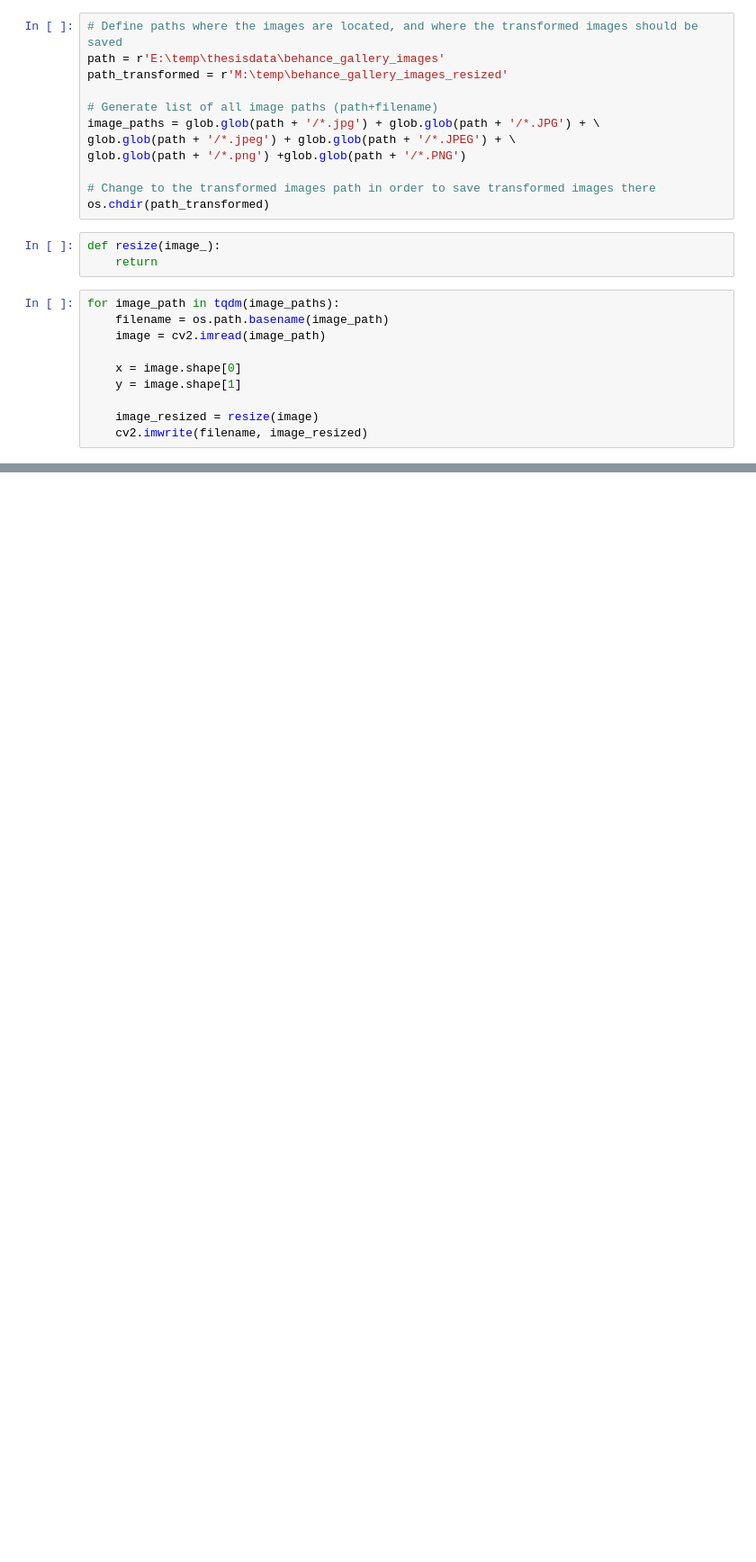
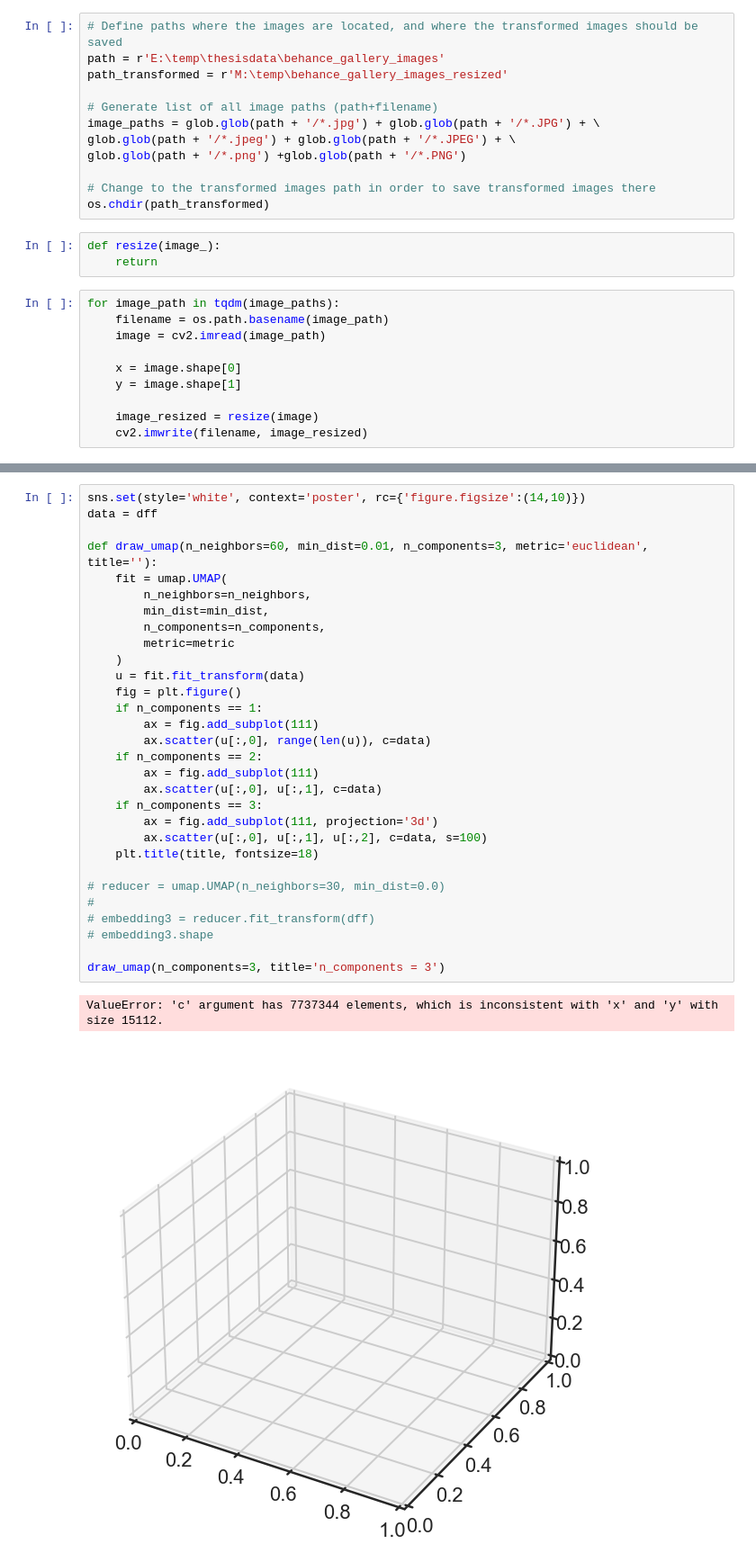
Before and after one commit to Guthman/Thesis_cur-AI-tor, a Jupyter notebook: notebooks/scratchpad2.ipynb, the cells around one changed output, grey strips where cells are left out. Shown at 90% size. Saved outputs shown, nothing was run; the diff lists cells and outputs as text; blank space fills up the shorter version.

```diff
--- a/notebooks/scratchpad2.ipynb
+++ b/notebooks/scratchpad2.ipynb
@@ -30,0 +95,33 @@ for image_path in tqdm(image_paths):
+# %%
+sns.set(style='white', context='poster', rc={'figure.figsize':(14,10)})
+data = dff
+
+def draw_umap(n_neighbors=60, min_dist=0.01, n_components=3, metric='euclidean', title=''):
+    fit = umap.UMAP(
+        n_neighbors=n_neighbors,
+        min_dist=min_dist,
+        n_components=n_components,
+        metric=metric
+    )
+    u = fit.fit_transform(data)
+    fig = plt.figure()
+    if n_components == 1:
+        ax = fig.add_subplot(111)
+        ax.scatter(u[:,0], range(len(u)), c=data)
+    if n_components == 2:
+        ax = fig.add_subplot(111)
+        ax.scatter(u[:,0], u[:,1], c=data)
+    if n_components == 3:
+        ax = fig.add_subplot(111, projection='3d')
+        ax.scatter(u[:,0], u[:,1], u[:,2], c=data, s=100)
+    plt.title(title, fontsize=18)
+
+# reducer = umap.UMAP(n_neighbors=30, min_dist=0.0)
+#
+# embedding3 = reducer.fit_transform(dff)
+# embedding3.shape
+
+draw_umap(n_components=3, title='n_components = 3')
+# %% [output]
+ValueError: 'c' argument has 7737344 elements, which is inconsistent with 'x' and 'y' with size 15112.
+[figure, added]
```
Also changed, not shown: parts of 8 cells of this notebook, 4 other files.
